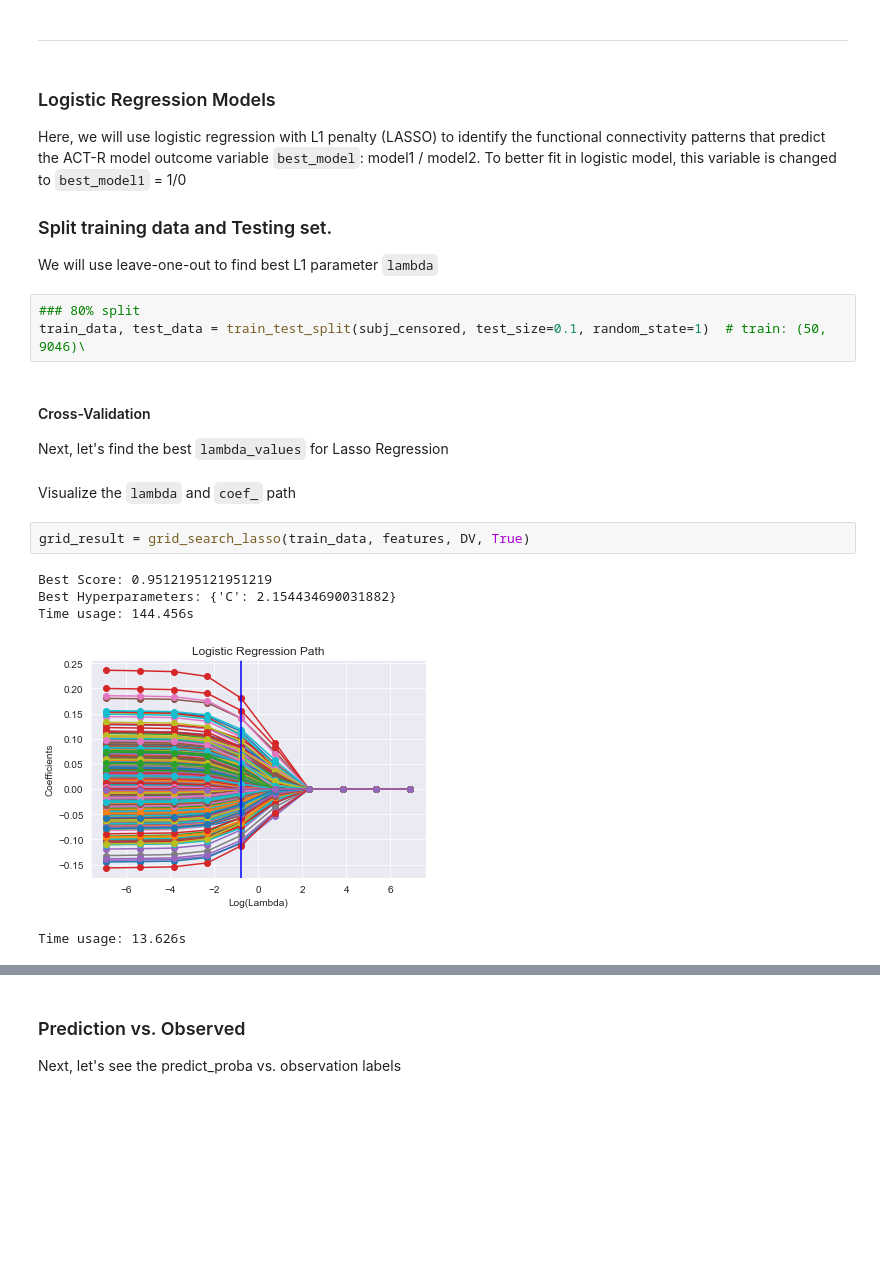
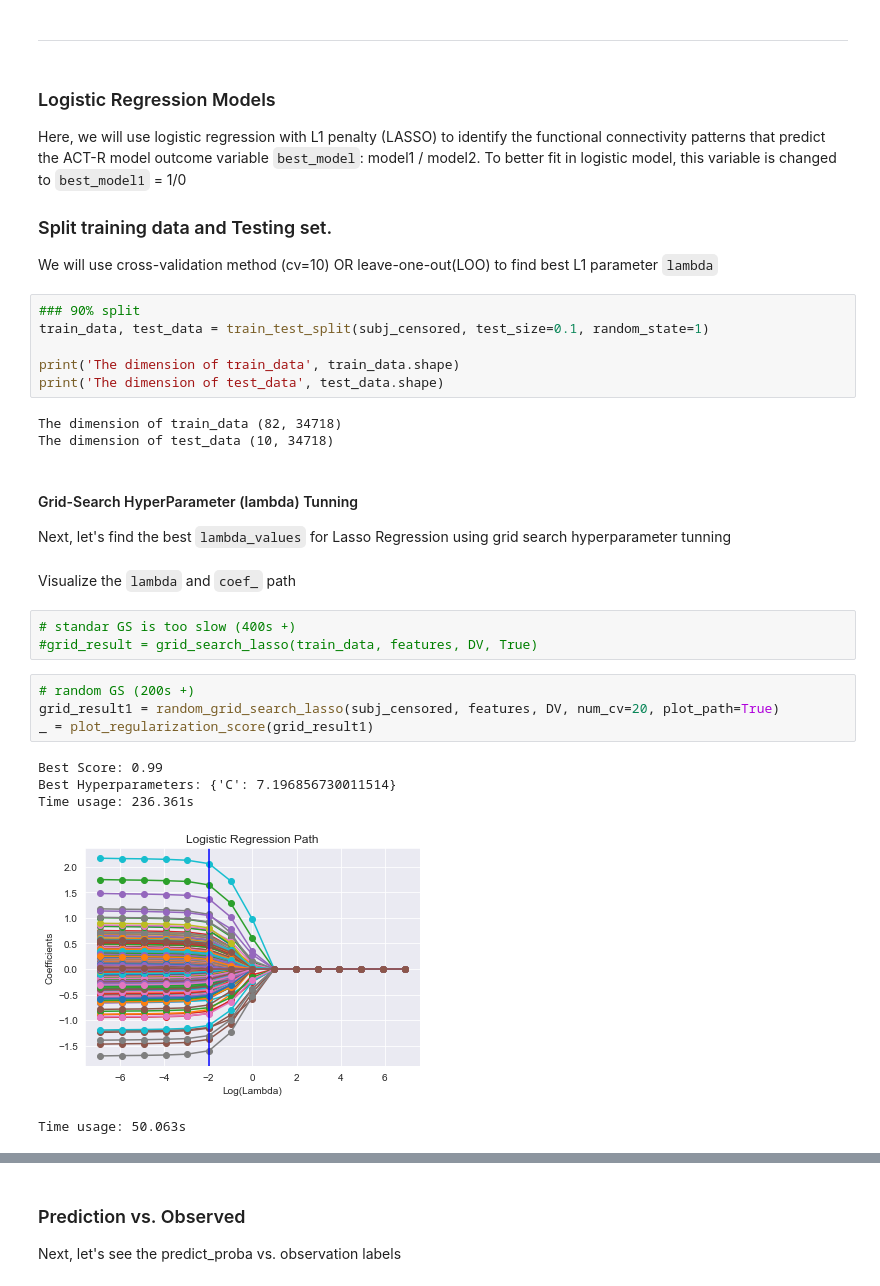
Before and after one commit to UWCCDL/RLvIBL, a Jupyter notebook: rsfmri/gambling_rfmri.ipynb, the cells around one changed output, grey strips where cells are left out. Saved outputs shown, nothing was run; the diff lists cells and outputs as text; blank space fills up the shorter version.

```diff
--- a/rsfmri/gambling_rfmri.ipynb
+++ b/rsfmri/gambling_rfmri.ipynb
@@ -104,21 +150,32 @@ Here, we will use logistic regression with L1 penalty (LASSO) to identify the fu
 
 ### Split training data and Testing set.
 
-We will use leave-one-out to find best L1 parameter `lambda`
+We will use cross-validation method (cv=10) OR leave-one-out(LOO) to find best L1 parameter `lambda`
 # %%
-### 80% split
-train_data, test_data = train_test_split(subj_censored, test_size=0.1, random_state=1)  # train: (50, 9046)\
+### 90% split
+train_data, test_data = train_test_split(subj_censored, test_size=0.1, random_state=1)
+
+print('The dimension of train_data', train_data.shape)
+print('The dimension of test_data', test_data.shape)
+# %% [output]
+The dimension of train_data (82, 34718)
+The dimension of test_data (10, 34718)
 # %% [markdown]
-#### Cross-Validation
+#### Grid-Search HyperParameter (lambda) Tunning
 
-Next, let's find the best `lambda_values` for Lasso Regression
+Next, let's find the best `lambda_values` for Lasso Regression using grid search hyperparameter tunning
 # %% [markdown]
 Visualize the  `lambda` and `coef_` path
 # %%
-grid_result = grid_search_lasso(train_data, features, DV, True)
+# standar GS is too slow (400s +)
+#grid_result = grid_search_lasso(train_data, features, DV, True)
-# %% [output]
-Best Score: 0.9512195121951219
-Best Hyperparameters: {'C': 2.154434690031882}
-Time usage: 144.456s
-[figure, removed]
-Time usage: 13.626s
+# %%
+# random GS (200s +)
+grid_result1 = random_grid_search_lasso(subj_censored, features, DV, num_cv=20, plot_path=True)
+_ = plot_regularization_score(grid_result1)
+# %% [output]
+Best Score: 0.99
+Best Hyperparameters: {'C': 7.196856730011514}
+Time usage: 236.361s
+[figure, added]
+Time usage: 50.063s
```
Also changed, not shown: parts of 27 cells of this notebook, 1 other file.
